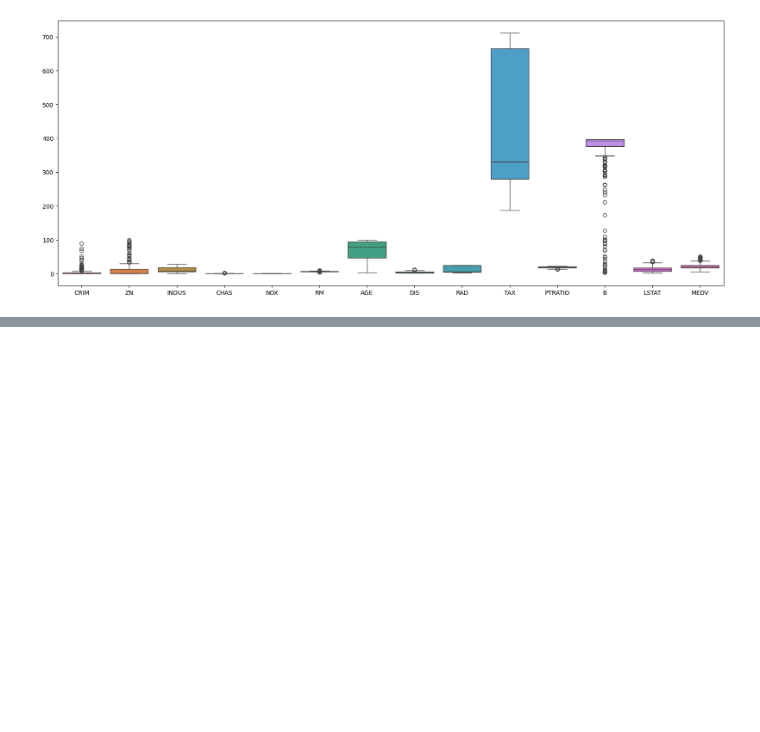
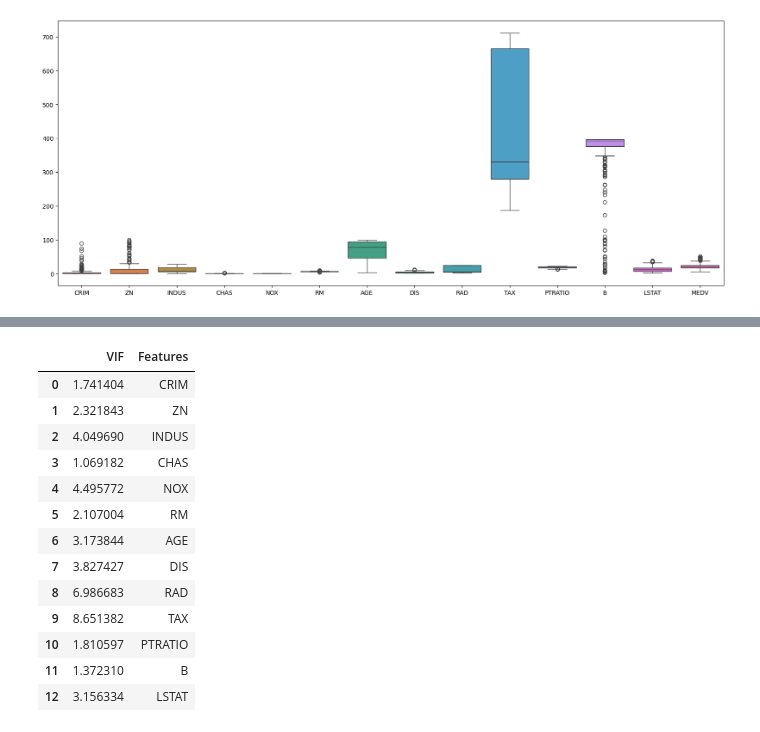
Before and after one commit to A-9-9/hw2M11217006, a Jupyter notebook: Project02_Task02.ipynb, the cells around one changed output, grey strips where cells are left out. Saved outputs shown, nothing was run; the diff lists cells and outputs as text; code cells hidden in the pictures; blank space fills up the shorter version.

```diff
--- a/Project02_Task02.ipynb
+++ b/Project02_Task02.ipynb
@@ -59,3 +81,7 @@ sns.boxplot(data = df, width = 0.8)
 plt.show()
 # %% [output]
 [figure]
+# %%
+# creating features and label variable
+X = df.drop(columns = 'MEDV', axis = 1)
+y = df['MEDV']
@@ -61,0 +213,25 @@ plt.show()
+# %%
+# feature estimation
+from statsmodels.stats.outliers_influence import variance_inflation_factor
+
+vif = pd.DataFrame()
+
+vif['VIF'] = [variance_inflation_factor(X_scaled, i) for i in range(X_scaled.shape[1])]
+vif['Features'] = X.columns
+
+vif
+# %% [output]
+|  | VIF | Features |
+| 0 | 1.741404 | CRIM |
+| 1 | 2.321843 | ZN |
+| 2 | 4.049690 | INDUS |
+| 3 | 1.069182 | CHAS |
+| 4 | 4.495772 | NOX |
+| 5 | 2.107004 | RM |
+| 6 | 3.173844 | AGE |
+| 7 | 3.827427 | DIS |
+| 8 | 6.986683 | RAD |
+| 9 | 8.651382 | TAX |
+| 10 | 1.810597 | PTRATIO |
+| 11 | 1.372310 | B |
+| 12 | 3.156334 | LSTAT |
```
Also changed, not shown: parts of 12 cells of this notebook.
